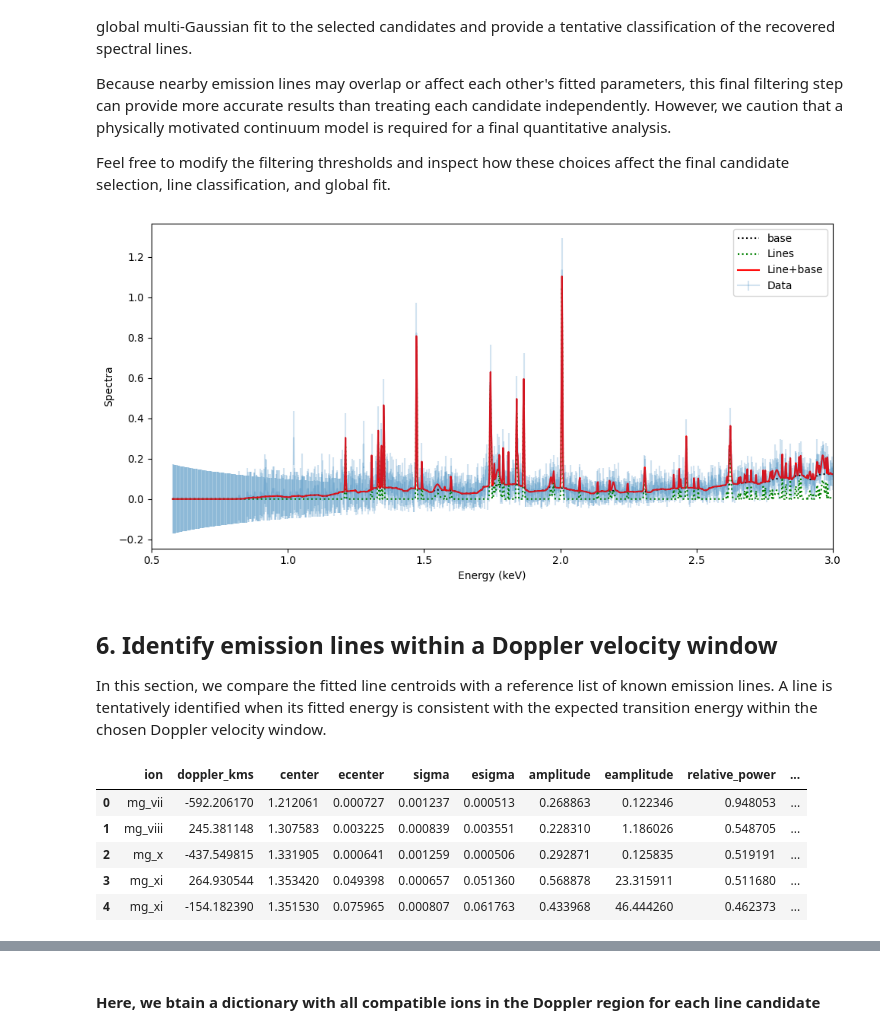
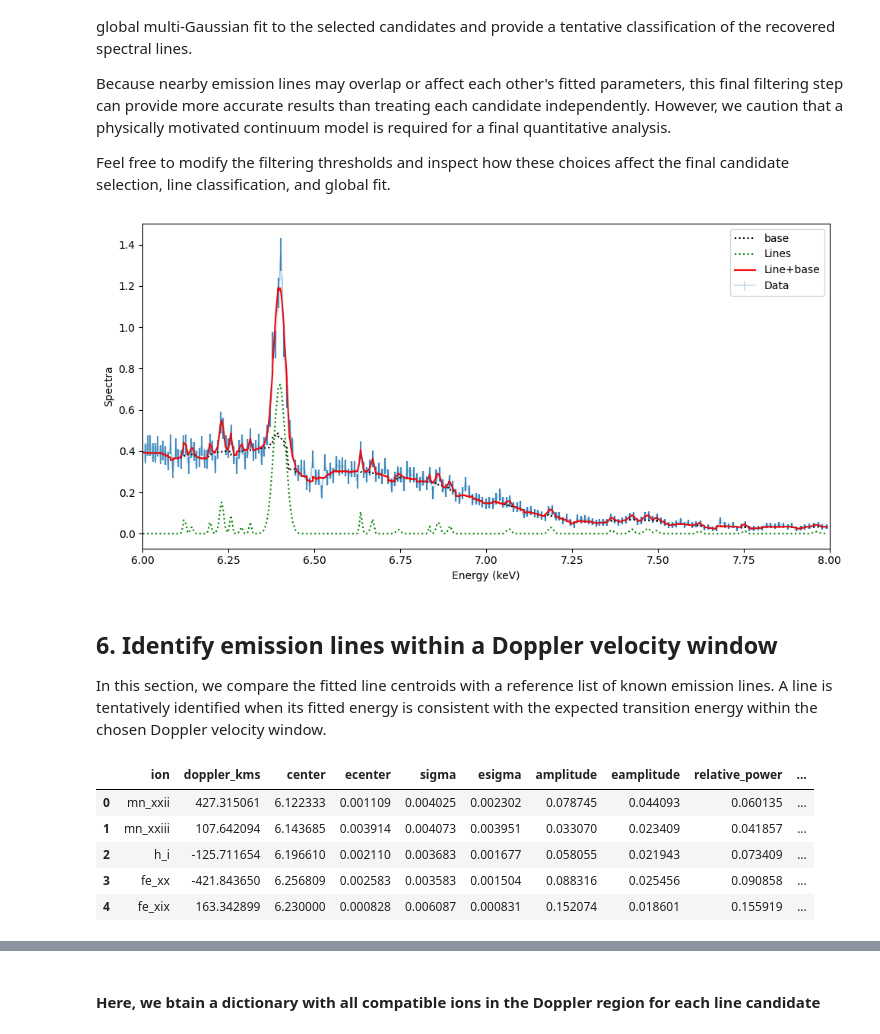
Before and after one commit to xragua/BLiSS, a Jupyter notebook: notebooks/vela_x1_2001_6-8keV.ipynb, the cells around one changed output, grey strips where cells are left out. Saved outputs shown, nothing was run; the diff lists cells and outputs as text; code cells hidden in the pictures.

```diff
--- a/notebooks/vela_x1_2001_6-8keV.ipynb
+++ b/notebooks/vela_x1_2001_6-8keV.ipynb
@@ -30,7 +30,7 @@ energy = 0.5 * (e_low + e_high)
 
 
 # We selet an energy range
-xlim = (0.5, 3)
+xlim = (6, 8)
 
 energy_mask = (energy >= xlim[0]) & (energy <= xlim[1])
 
@@ -107,6 +106,6 @@ plt.show()
 # %%
 # Rebin by bin number
-resolution=0.002
+resolution=0.001
 resolution_energy, resolution_values, resolution_errors = rebin_resolution(energy, values, errors, resolution)
 
 baseline_resolution = base_calculator(resolution_values)
@@ -126,6 +125,6 @@ plt.show()
 # %%
 # Rebin by signal-to-noise
-snr=1
+snr=0.1
 snr_energy, snr_values, snr_errors  = rebin_snr(energy, values, errors,snr)
 baseline_snr = base_calculator(snr_values)
 # Visualize
@@ -192,7 +191,7 @@ In this section, we use the spectrum rebinned according to the chosen signal to
 
 We first filter the BLiSS line candidates using probability and significance criteria. Then, we perform a global multi-Gaussian fit to the selected candidates and provide a tentative classification of the recovered spectral lines.
 # %%
-en1=0
+en1=6
 en2=8
 
 # We search for candidate lines
@@ -223,51 +222,51 @@ Feel free to modify the filtering thresholds and inspect how these choices affec
 # ------------------------------------------------------------
 
 # Minimum BLiSS cluster probability (0-1)
-P_MIN = 0.
+P_MIN = 0
 
 # Minimum relative contribution of the candidate line (0-1)
 REL_POWER_MIN = 0.
 
 # Minimum significance thresholds. (0-Unconstrained)
 # A line is kept if at least one of these SNR criteria is satisfied.
-SNR_PEAK_MIN = 1.0
-SNR_AREA_MIN = 1.0
-SNR_AMPLITUDE_MIN = 1.0
+SNR_PEAK_MIN = 3.0
+SNR_AREA_MIN = 3.0
+SNR_AMPLITUDE_MIN = 3.0
 
 
 # ------------------------------------------------------------
 # Apply candidate-line selection
 # ------------------------------------------------------------
 
 lines_pd = candidate_lines_resolution
 
 clean_mask = (
     (lines_pd["cluster_probability"] >= P_MIN)
     & (
         (lines_pd["snr_peak"] >= SNR_PEAK_MIN)
         | (lines_pd["snr_area"] >= SNR_AREA_MIN)
         | (lines_pd["snr_amplitude"] >= SNR_AMPLITUDE_MIN)
     )
     & (lines_pd["relative_power"] >= REL_POWER_MIN)
 )
 
 lines_resolution = lines_pd.loc[clean_mask].reset_index(drop=True)
 
 
 # ------------------------------------------------------------
 # Perform the final global multi-Gaussian fit
 # ------------------------------------------------------------
 
 lines_resolution_global = fit_global(
     lines_resolution,
     resolution_energy,
     resolution_values,
     resolution_errors,
-    energy_min=0.5,
-    energy_max=3,
+    energy_min=6,
+    energy_max=8,
 )
 # %% [output]
-[figure, old version]
+[figure, new version]
 # %% [markdown]
 ## 6. Identify emission lines within a Doppler velocity window
 
@@ -280,11 +279,11 @@ lines_resolution_global_ion = add_most_probable_ion(lines_resolution_global,max_
 lines_resolution_global_ion.head()
 # %% [output]
 |  | ion | doppler_kms | center | ecenter | sigma | esigma | amplitude | eamplitude | relative_power | ... |
-| 0 | mg_vii | -592.206170 | 1.212061 | 0.000727 | 0.001237 | 0.000513 | 0.268863 | 0.122346 | 0.948053 | ... |
-| 1 | mg_viii | 245.381148 | 1.307583 | 0.003225 | 0.000839 | 0.003551 | 0.228310 | 1.186026 | 0.548705 | ... |
-| 2 | mg_x | -437.549815 | 1.331905 | 0.000641 | 0.001259 | 0.000506 | 0.292871 | 0.125835 | 0.519191 | ... |
-| 3 | mg_xi | 264.930544 | 1.353420 | 0.049398 | 0.000657 | 0.051360 | 0.568878 | 23.315911 | 0.511680 | ... |
-| 4 | mg_xi | -154.182390 | 1.351530 | 0.075965 | 0.000807 | 0.061763 | 0.433968 | 46.444260 | 0.462373 | ... |
+| 0 | mn_xxii | 427.315061 | 6.122333 | 0.001109 | 0.004025 | 0.002302 | 0.078745 | 0.044093 | 0.060135 | ... |
+| 1 | mn_xxiii | 107.642094 | 6.143685 | 0.003914 | 0.004073 | 0.003951 | 0.033070 | 0.023409 | 0.041857 | ... |
+| 2 | h_i | -125.711654 | 6.196610 | 0.002110 | 0.003683 | 0.001677 | 0.058055 | 0.021943 | 0.073409 | ... |
+| 3 | fe_xx | -421.843650 | 6.256809 | 0.002583 | 0.003583 | 0.001504 | 0.088316 | 0.025456 | 0.090858 | ... |
+| 4 | fe_xix | 163.342899 | 6.230000 | 0.000828 | 0.006087 | 0.000831 | 0.152074 | 0.018601 | 0.155919 | ... |
 # %%
 plot_line_prob(lines_resolution_global_ion)
 # %% [output]
```
Also changed, not shown: parts of 10 cells of this notebook, 1 other file.
